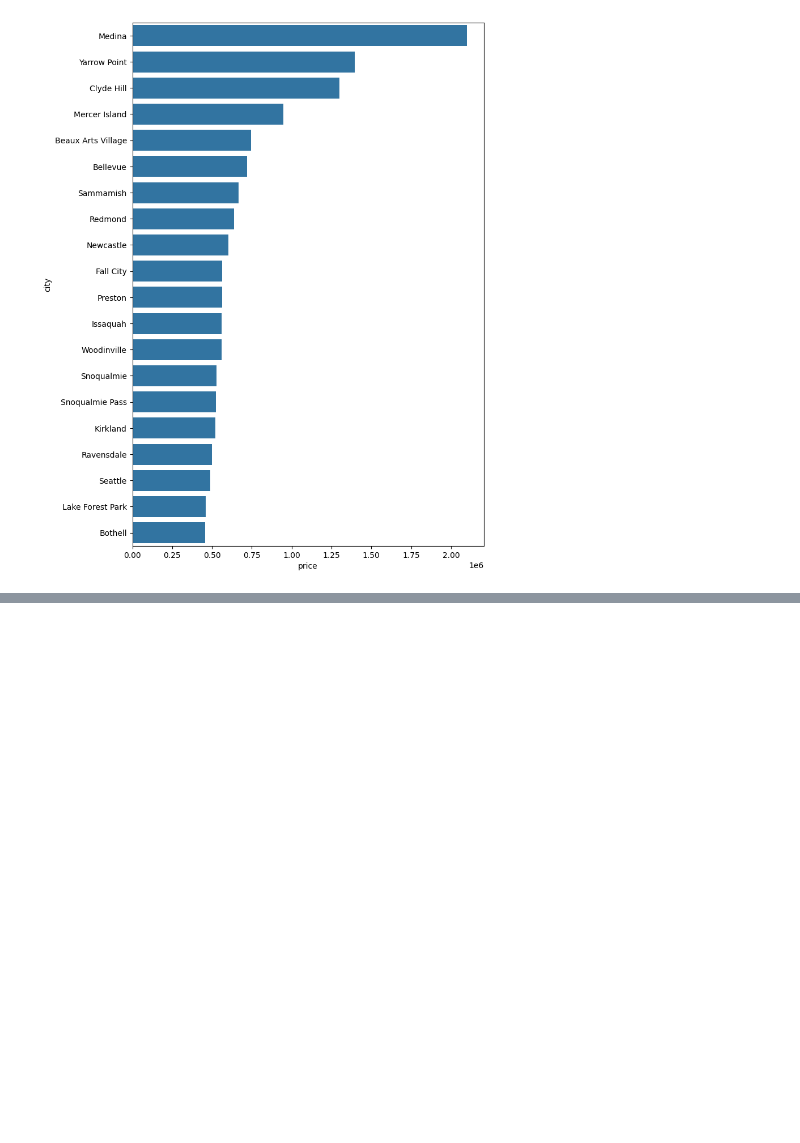
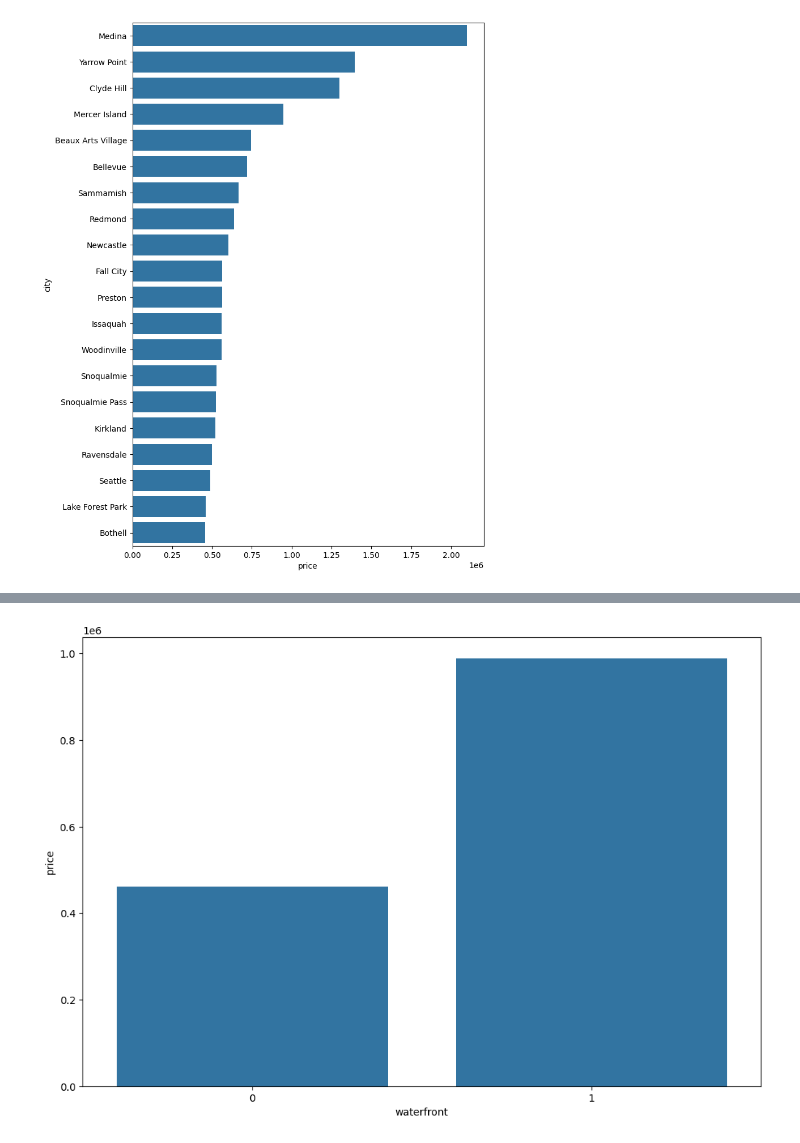
Before and after one commit to realyashsehgal/house_price_prediction, a Jupyter notebook: Main.ipynb, the cells around one changed output, grey strips where cells are left out. Cells and saved outputs as stored; diff of their text form; code cells hidden in the pictures; blank space fills up the shorter version.

```diff
--- a/Main.ipynb
+++ b/Main.ipynb
@@ -346,0 +365,10 @@ plt.show()
+# %%
+water_front_me=df.groupby('waterfront')['price'].median().to_frame().reset_index()
+water_front_me=water_front_me.sort_values(ascending=False,by='price')
+water_front_me
+plt.figure(figsize=(12,8))
+sns.barplot(x = 'waterfront', y='price', data=water_front_me)
+
+plt.show()
+# %% [output]
+[figure, added]
```
Also changed, not shown: parts of 28 cells of this notebook.
